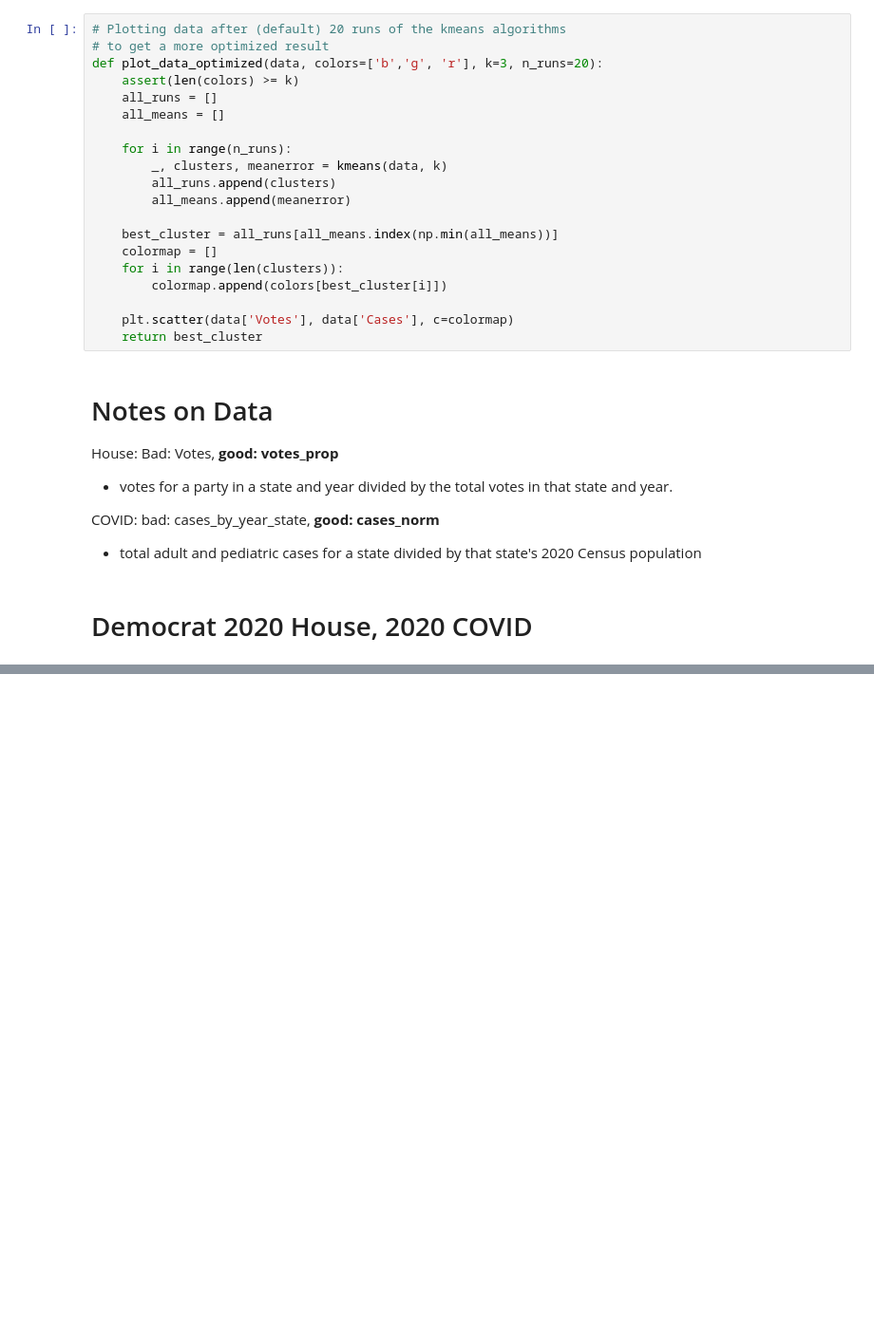
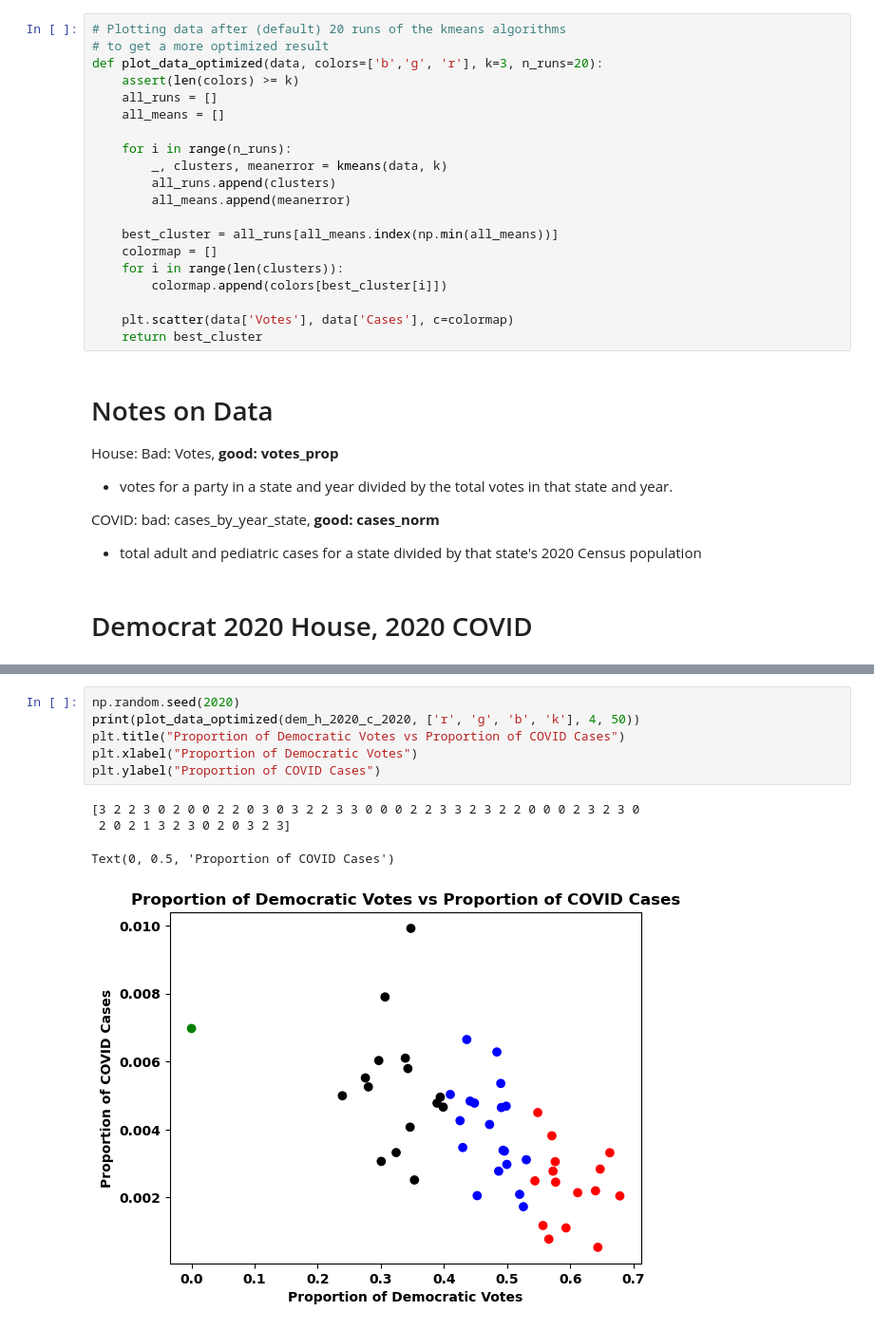
Before and after one commit to IanSinColorado/PoliticsAndCovid, a Jupyter notebook: dataCompression.ipynb, the cells around one changed output, grey strips where cells are left out. Shown: that part at 95% size. Saved outputs shown, nothing was run; the diff lists cells and outputs as text; blank space fills up the shorter version.

```diff
--- a/dataCompression.ipynb
+++ b/dataCompression.ipynb
@@ -820,0 +848,11 @@ COVID: bad: cases_by_year_state, **good: cases_norm**
+# %%
+np.random.seed(2020)
+print(plot_data_optimized(dem_h_2020_c_2020, ['r', 'g', 'b', 'k'], 4, 50))
+plt.title("Proportion of Democratic Votes vs Proportion of COVID Cases")
+plt.xlabel("Proportion of Democratic Votes")
+plt.ylabel("Proportion of COVID Cases")
+# %% [output]
+[3 2 2 3 0 2 0 0 2 2 0 3 0 3 2 2 3 3 0 0 0 2 2 3 3 2 3 2 2 0 0 0 2 3 2 3 0
+ 2 0 2 1 3 2 3 0 2 0 3 2 3]
+Text(0, 0.5, 'Proportion of COVID Cases')
+[figure, added]
```
Also changed, not shown: parts of 22 cells of this notebook.
